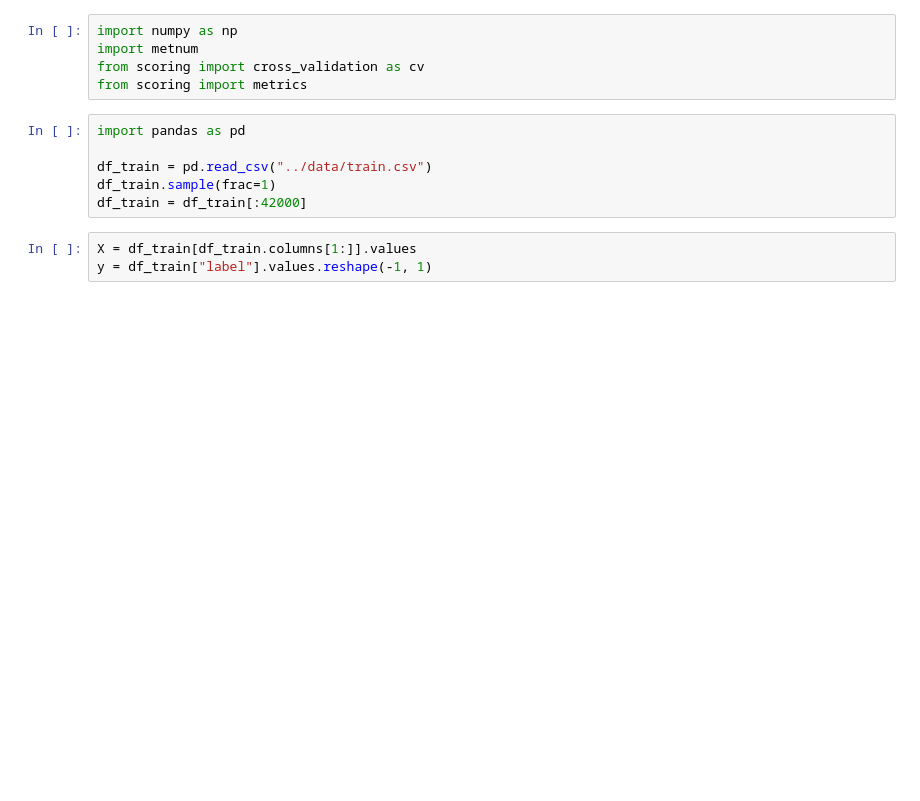
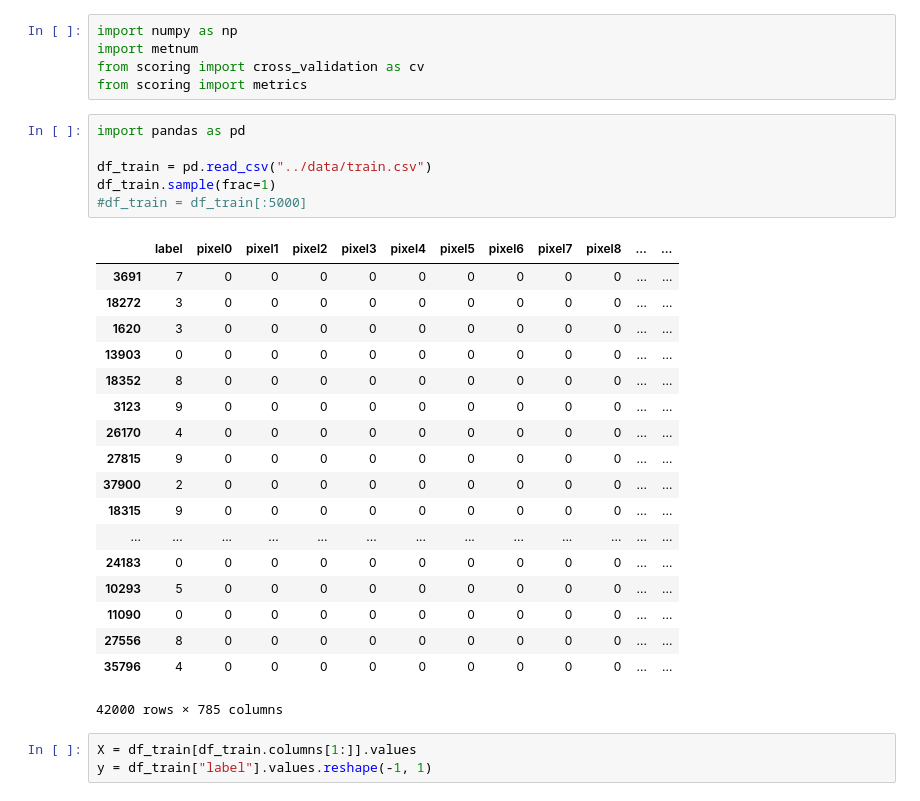
Before and after one commit to mnPanic/metnum-tp2, a Jupyter notebook: notebooks/knn_pca.ipynb, the cells around one changed output. Saved outputs shown, nothing was run; the diff lists cells and outputs as text; blank space fills up the shorter version.

```diff
--- a/notebooks/knn_pca.ipynb
+++ b/notebooks/knn_pca.ipynb
@@ -6,9 +6,28 @@ from scoring import metrics
 # %%
 import pandas as pd
 
 df_train = pd.read_csv("../data/train.csv")
 df_train.sample(frac=1)
-df_train = df_train[:42000]
+#df_train = df_train[:5000]
+# %% [output]
+|  | label | pixel0 | pixel1 | pixel2 | pixel3 | pixel4 | pixel5 | pixel6 | pixel7 | pixel8 | ... | ... |
+| 3691 | 7 | 0 | 0 | 0 | 0 | 0 | 0 | 0 | 0 | 0 | ... | ... |
+| 18272 | 3 | 0 | 0 | 0 | 0 | 0 | 0 | 0 | 0 | 0 | ... | ... |
+| 1620 | 3 | 0 | 0 | 0 | 0 | 0 | 0 | 0 | 0 | 0 | ... | ... |
+| 13903 | 0 | 0 | 0 | 0 | 0 | 0 | 0 | 0 | 0 | 0 | ... | ... |
+| 18352 | 8 | 0 | 0 | 0 | 0 | 0 | 0 | 0 | 0 | 0 | ... | ... |
+| 3123 | 9 | 0 | 0 | 0 | 0 | 0 | 0 | 0 | 0 | 0 | ... | ... |
+| 26170 | 4 | 0 | 0 | 0 | 0 | 0 | 0 | 0 | 0 | 0 | ... | ... |
+| 27815 | 9 | 0 | 0 | 0 | 0 | 0 | 0 | 0 | 0 | 0 | ... | ... |
+| 37900 | 2 | 0 | 0 | 0 | 0 | 0 | 0 | 0 | 0 | 0 | ... | ... |
+| 18315 | 9 | 0 | 0 | 0 | 0 | 0 | 0 | 0 | 0 | 0 | ... | ... |
+| ... | ... | ... | ... | ... | ... | ... | ... | ... | ... | ... | ... | ... |
+| 24183 | 0 | 0 | 0 | 0 | 0 | 0 | 0 | 0 | 0 | 0 | ... | ... |
+| 10293 | 5 | 0 | 0 | 0 | 0 | 0 | 0 | 0 | 0 | 0 | ... | ... |
+| 11090 | 0 | 0 | 0 | 0 | 0 | 0 | 0 | 0 | 0 | 0 | ... | ... |
+| 27556 | 8 | 0 | 0 | 0 | 0 | 0 | 0 | 0 | 0 | 0 | ... | ... |
+| 35796 | 4 | 0 | 0 | 0 | 0 | 0 | 0 | 0 | 0 | 0 | ... | ... |
+42000 rows × 785 columns
 # %%
 X = df_train[df_train.columns[1:]].values
 y = df_train["label"].values.reshape(-1, 1)
```
Also changed, not shown: parts of 13 cells of this notebook.
